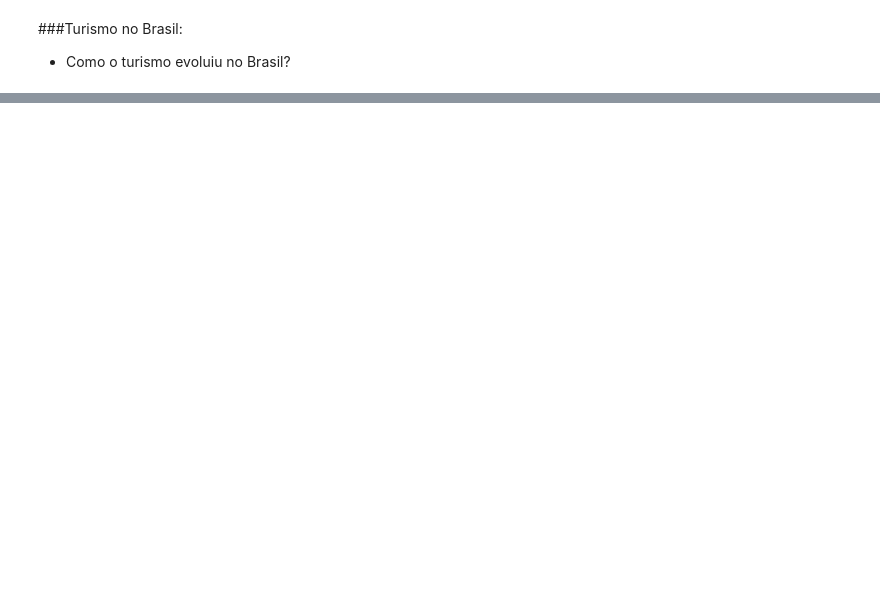
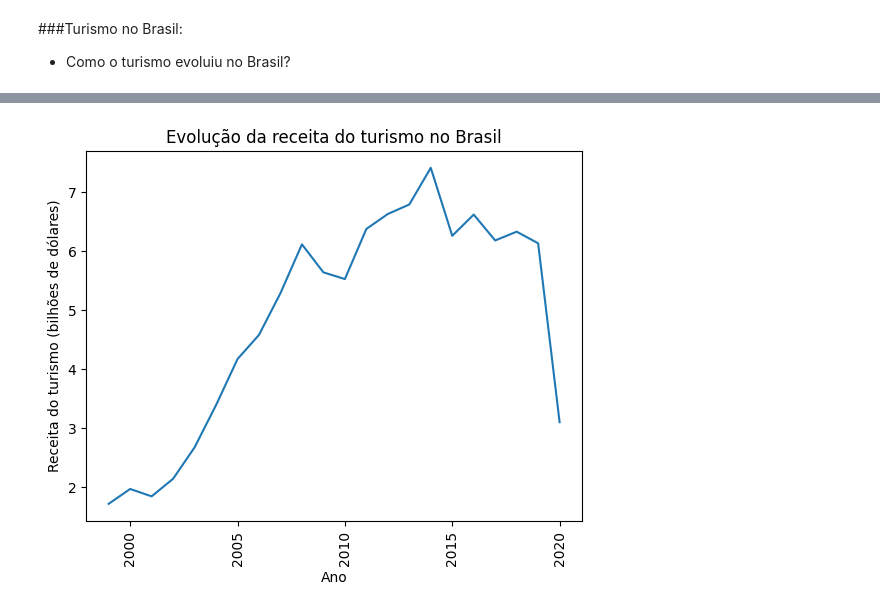
Before and after one commit to Gabs72P/Analise-da-economia-do-turismo-mundial, a Jupyter notebook: Projeto_Turismo.ipynb, the cells around one changed output, grey strips where cells are left out. Saved outputs shown, nothing was run; the diff lists cells and outputs as text; code cells hidden in the pictures; blank space fills up the shorter version.

```diff
--- a/Projeto_Turismo.ipynb
+++ b/Projeto_Turismo.ipynb
@@ -646,0 +663,4 @@ plt.show()
+# %%
+tourism_brasil = tourism_table.query('country == "Brazil"')
+
+tourism_brasil.head()
@@ -646,0 +674,10 @@ plt.show()
+# %%
+fig = sns.lineplot(tourism_brasil, x='year', y='tourism_receipts_billions')
+
+plt.title('Evolução da receita do turismo no Brasil')
+plt.xlabel('Ano')
+plt.ylabel('Receita do turismo (bilhões de dólares)')
+plt.xticks(rotation=90)
+plt.show()
+# %% [output]
+[figure, added]
```
Also changed, not shown: parts of 14 cells of this notebook.
